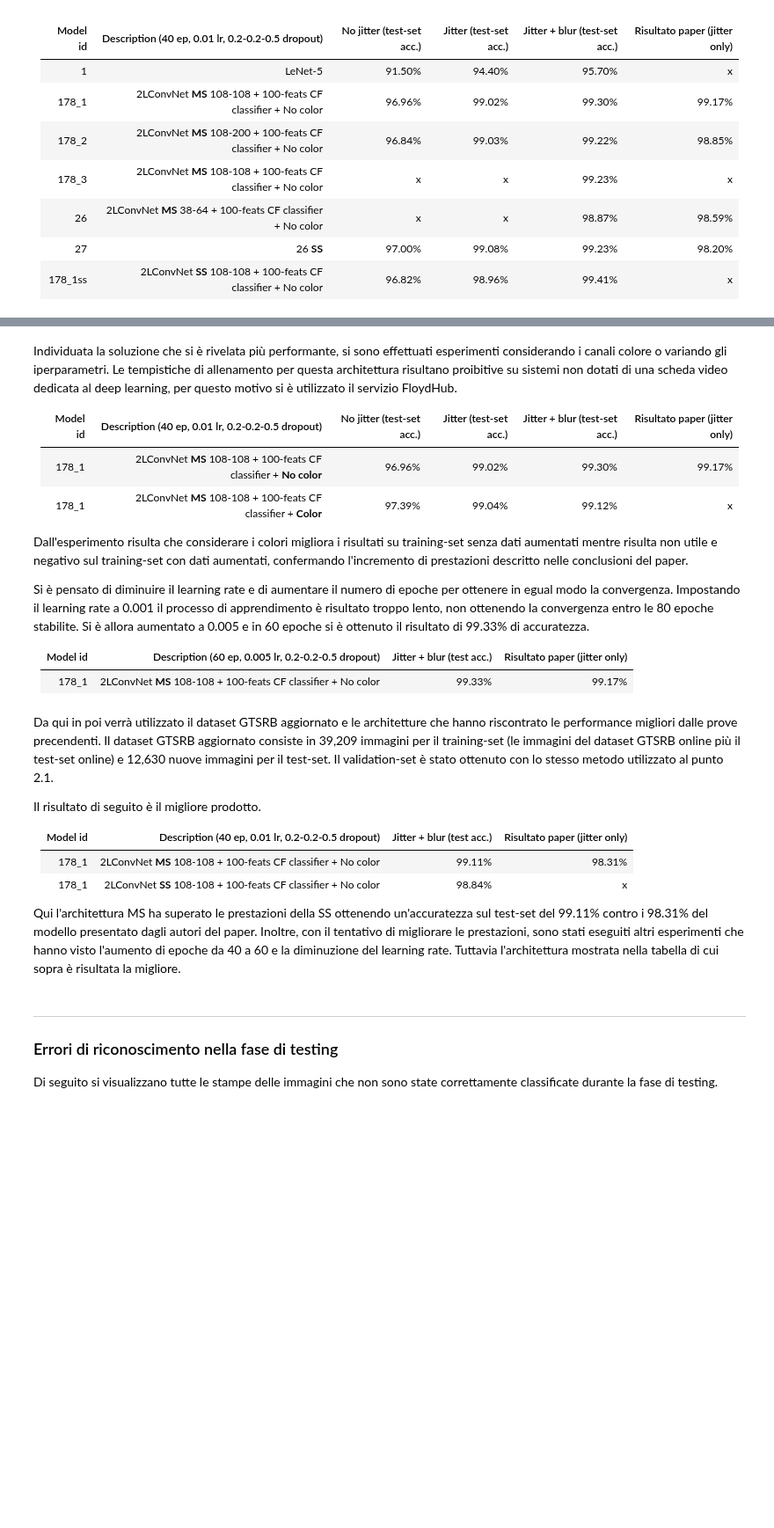
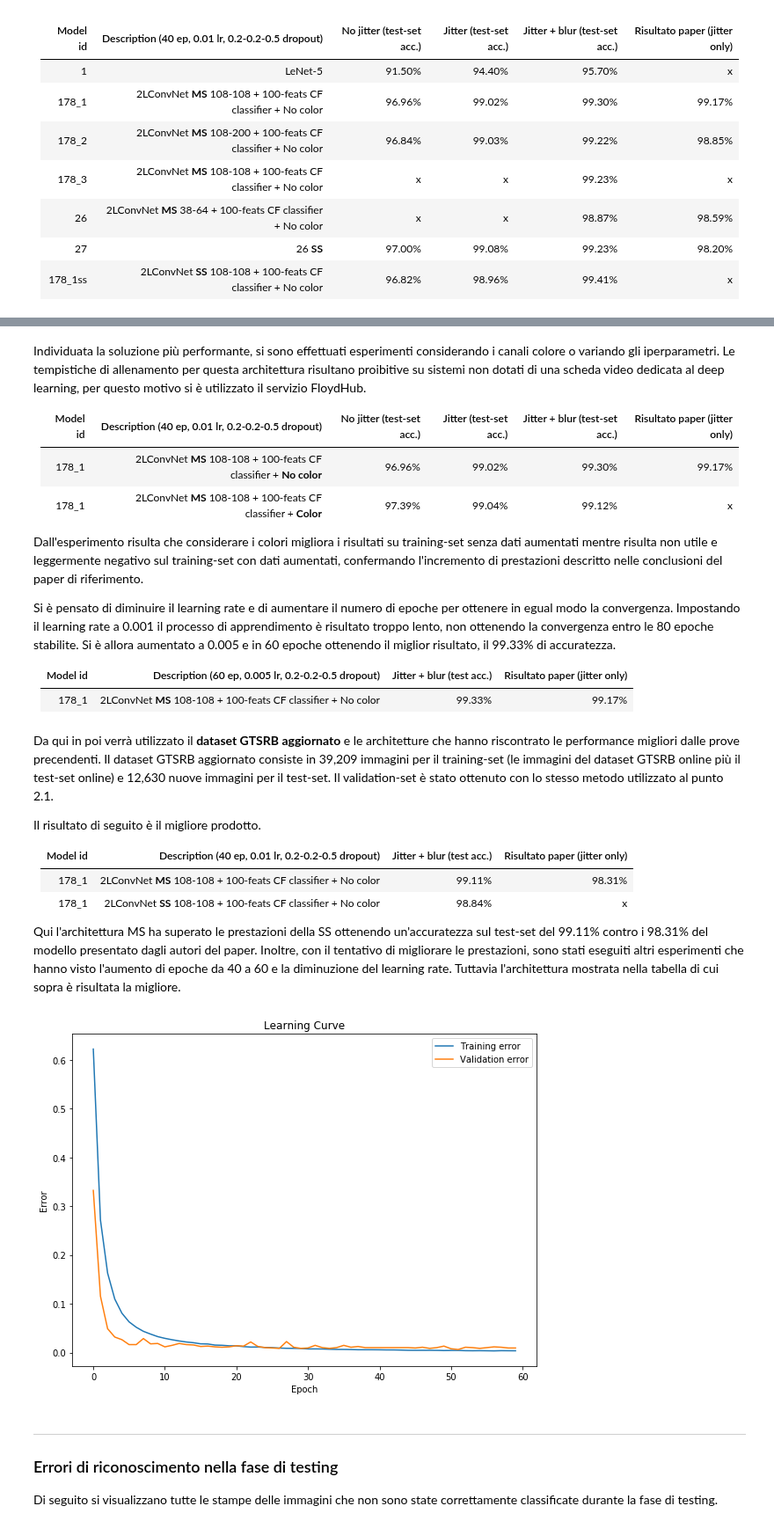
Before and after one commit to cecchilinux/machine_learning, a Jupyter notebook: notebooks/report.ipynb, the cells around one changed output, grey strips where cells are left out. Shown at 88% size. Saved outputs shown, nothing was run; the diff lists cells and outputs as text; code cells hidden in the pictures; blank space fills up the shorter version.

```diff
--- a/notebooks/report.ipynb
+++ b/notebooks/report.ipynb
@@ -331,5 +332,5 @@ Dalla tabella si nota come l'aumento di dati del training-set sia di forte impat
 # %% [markdown]
-Individuata la soluzione che si è rivelata più performante, si sono effettuati esperimenti considerando i canali colore o variando gli iperparametri. Le tempistiche di allenamento per questa architettura risultano proibitive su sistemi non dotati di una scheda video dedicata al deep learning, per questo motivo si è utilizzato il servizio FloydHub.
+Individuata la soluzione più performante, si sono effettuati esperimenti considerando i canali colore o variando gli iperparametri. Le tempistiche di allenamento per questa architettura risultano proibitive su sistemi non dotati di una scheda video dedicata al deep learning, per questo motivo si è utilizzato il servizio FloydHub.
 
 | Model id | Description (40 ep, 0.01 lr, 0.2-0.2-0.5 dropout)                              | No jitter (test-set acc.) | Jitter (test-set acc.) | Jitter + blur (test-set acc.) | Risultato paper (jitter only) |
 | :------: | :--------------------------------------- | --------------------- | :----------------: | :-----------------------: | :-----------------: |
@@ -337,17 +338,17 @@ Individuata la soluzione che si è rivelata più performante, si sono effettuati
 | 178_1  | 2LConvNet **MS** 108-108 + 100-feats CF classifier + **Color** | 97.39%                 |       99.04%       |           99.12%           |        x        |
 
 
-Dall'esperimento risulta che considerare i colori migliora i risultati su training-set senza dati aumentati mentre risulta non utile e negativo sul training-set con dati aumentati, confermando l'incremento di prestazioni descritto nelle conclusioni del paper.
+Dall'esperimento risulta che considerare i colori migliora i risultati su training-set senza dati aumentati mentre risulta non utile e leggermente negativo sul training-set con dati aumentati, confermando l'incremento di prestazioni descritto nelle conclusioni del paper di riferimento.
 
 Si è pensato di diminuire il learning rate e di aumentare il numero di epoche per ottenere in egual modo la convergenza. Impostando il learning rate a 0.001 il processo di apprendimento è risultato troppo lento, non
 ottenendo la convergenza entro le 80 epoche stabilite.
-Si è allora aumentato a 0.005 e in 60 epoche si è ottenuto il risultato di 99.33% di accuratezza.
+Si è allora aumentato a 0.005 e in 60 epoche ottenendo il miglior risultato, il 99.33% di accuratezza.
 
 | Model id | Description (60 ep, 0.005 lr, 0.2-0.2-0.5 dropout)| Jitter + blur (test acc.) | Risultato paper (jitter only) |
 | :------: | :--------------------------------------- | --------------------- | :-----------------: |
 | 178_1  | 2LConvNet **MS** 108-108 + 100-feats CF classifier + No color | 99.33%                  |        99.17%        |
 # %% [markdown]
-Da qui in poi verrà utilizzato il dataset GTSRB aggiornato e le architetture che hanno riscontrato le performance migliori dalle prove precendenti.
+Da qui in poi verrà utilizzato il **dataset GTSRB aggiornato** e le architetture che hanno riscontrato le performance migliori dalle prove precendenti.
 Il dataset GTSRB aggiornato consiste in 39,209 immagini per il training-set (le immagini del dataset GTSRB online più il test-set online) e 12,630 nuove immagini per il test-set. Il validation-set è stato ottenuto con lo stesso metodo utilizzato al punto 2.1.
 
 Il risultato di seguito è il migliore prodotto.
@@ -359,8 +360,10 @@ Il risultato di seguito è il migliore prodotto.
 
 Qui l'architettura MS ha superato le prestazioni della SS ottenendo un'accuratezza sul test-set del 99.11% contro i 98.31% del modello presentato dagli autori del paper. Inoltre, con il tentativo di migliorare le prestazioni, sono stati eseguiti altri esperimenti che hanno visto l'aumento di epoche da 40 a 60 e la diminuzione del learning rate. Tuttavia l'architettura mostrata nella tabella di cui sopra è risultata la migliore.
 # %%
-#import plot_functions as pltfun
-#pltfun.learning_curve(file_name="2018-02-19_1746_sol178MS_60_0.01_128_0.3_online.log")
+import plot_functions as pltfun
+pltfun.learning_curve(file_name="2018-02-19_1746_sol178MS_60_0.01_128_0.3_online.log")
+# %% [output]
+[figure, added]
 # %% [markdown]
 ---
 ### Errori di riconoscimento nella fase di testing
```
Also changed, not shown: parts of 30 cells of this notebook, 2 other files.
